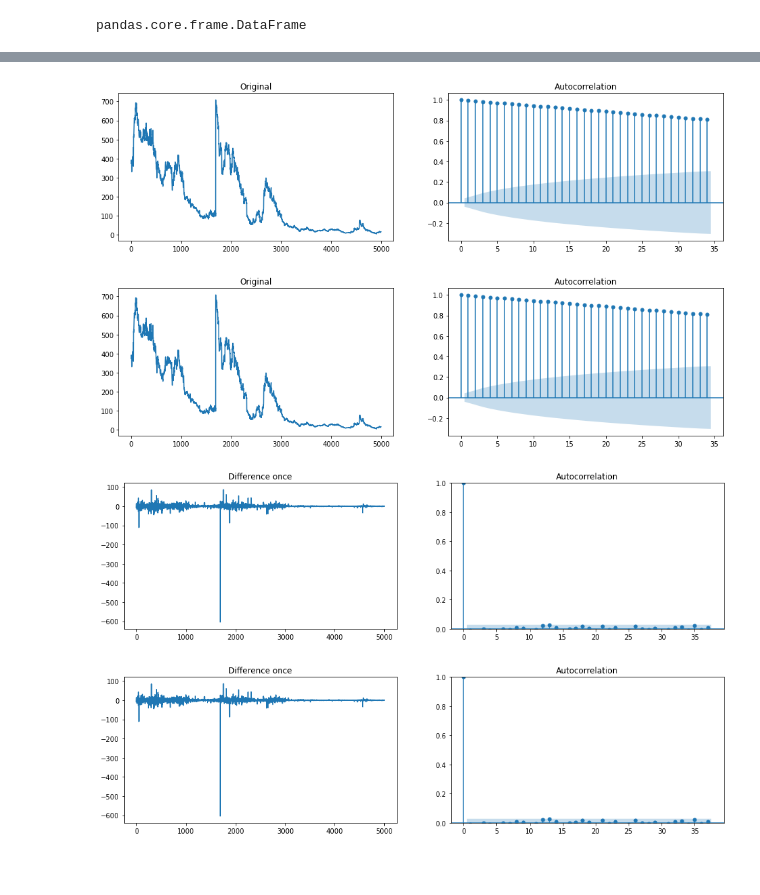
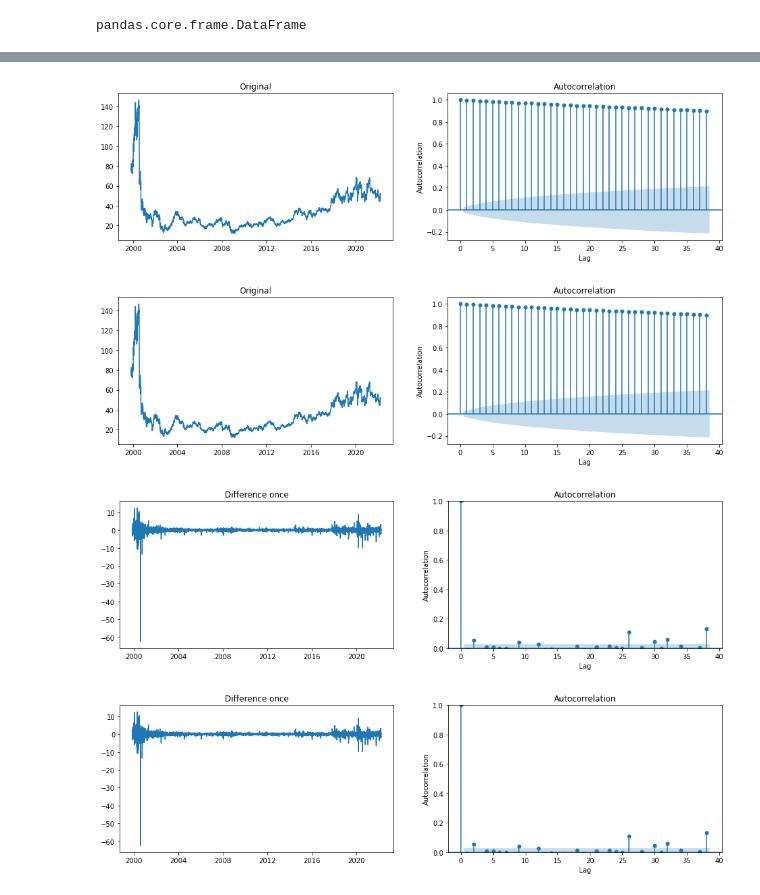
Before and after one commit to alexmorinvt/cs4664_22, a Jupyter notebook: ARIMA/ARIMA.ipynb, the cells around one changed output, grey strips where cells are left out. Cells and saved outputs as stored; diff of their text form; code cells hidden in the pictures; blank space fills up the shorter version.

```diff
--- a/ARIMA/ARIMA.ipynb
+++ b/ARIMA/ARIMA.ipynb
@@ -47,5 +40,5 @@ df
 # %%
-df['timestamp'] = pd.to_datetime(df['timestamp'], format='%Y-%m-%d')
+df['timestamp'] = pd.to_datetime(df['timestamp'], infer_datetime_format=True)
 df
 # %% [output]
 |  | timestamp | open | high | low | close | volume |
@@ -97,0 +74,3 @@ df_close
+# %%
+df_close = df
+df_close
@@ -98,6 +91,7 @@ df_close
 # %%
+
 # df_close = df_training.drop(['open','high','low','volume'], axis=1)
-df_close.index = df_training['timestamp']
+df_close.index = df_close['timestamp']
 # df_close = df_close['close']
 # df_close.index = pd.to_datetime(df['time'], format='%Y-%m-%d %H:%M:%S')
 df_close = df_close.drop(['timestamp'], axis=1)
@@ -165,3 +161,5 @@ def check_stationarity(ts_data):
+# %%
+df_close = df_close.sort_values(by='timestamp')
 # %%
 check_stationarity(df_close)
 # %% [output]
@@ -233,22 +201,26 @@ from statsmodels.graphics.tsaplots import plot_acf
 # %%
 fig, (ax1, ax2) = plt.subplots(1, 2, figsize=(16, 4))
 
-ax1.plot(df.close)
+ax1.plot(df_close)
 ax1.set_title("Original")
+ax2.set_ylabel("Autocorrelation")
+ax2.set_xlabel("Lag")
 # add ; at the end of the plot function so that the plot is not duplicated
 plot_acf(df_close, ax=ax2)
 # %% [output]
-[figure, old version]
+[figure, new version]
-[figure, old version]
+[figure, new version]
 # %%
-diff = df.close.diff().dropna()
+diff = df_close.diff().dropna()
 
 fig, (ax1, ax2) = plt.subplots(1, 2, figsize=(16, 4))
 
 ax1.plot(diff)
 ax1.set_title("Difference once")
 ax2.set_ylim(0, 1)
+ax2.set_ylabel("Autocorrelation")
+ax2.set_xlabel("Lag")
 plot_acf(diff, ax=ax2)
 # %% [output]
-[figure, old version]
+[figure, new version]
-[figure, old version]
+[figure, new version]
```
Also changed, not shown: parts of 35 cells of this notebook, 2 other files.
